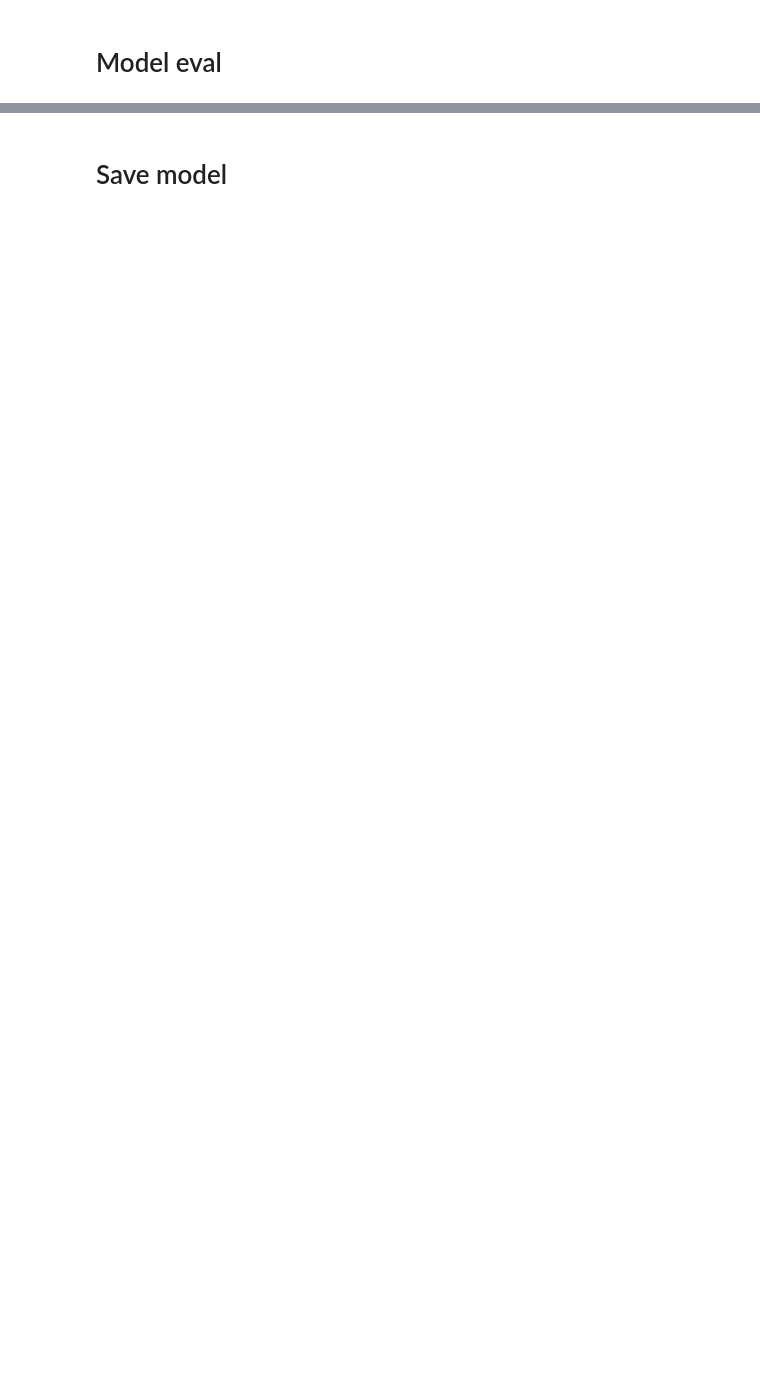
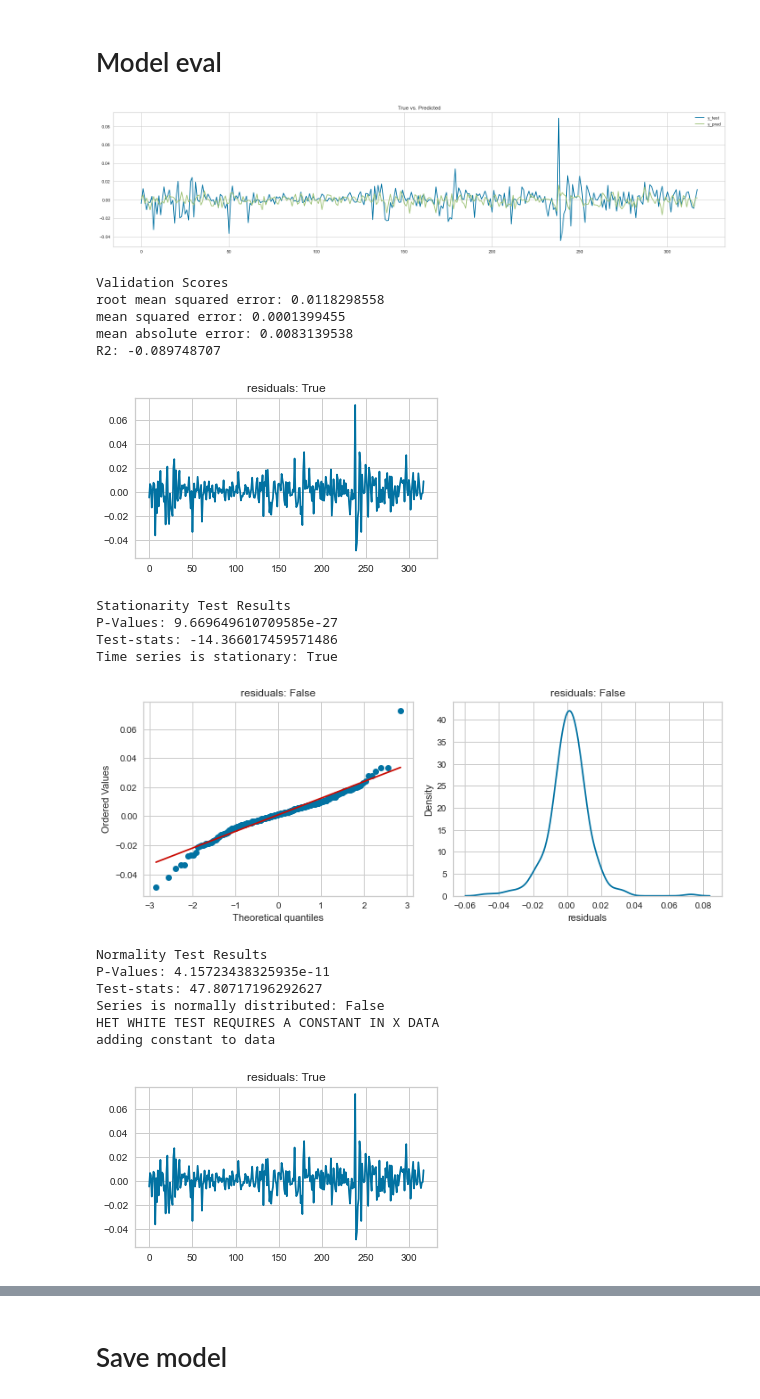
Before and after one commit to lukasgrahl/bachelor, a Jupyter notebook: notebooks/3.2-lgbm_model.ipynb, the cells around one changed output, grey strips where cells are left out. Cells and saved outputs as stored; diff of their text form; code cells hidden in the pictures; blank space fills up the shorter version.

```diff
--- a/notebooks/3.2-lgbm_model.ipynb
+++ b/notebooks/3.2-lgbm_model.ipynb
@@ -255,7 +255,7 @@ data_dict["data_transformation"].update(standard_scaling={"scaled_cols": data_di
 # %%
 tuner_params = {
     'objective': 'regression',
-    'metric': ['rmse'],
+    'metric': ['neg_mean_squared_error', 'l2'],
     'random_state': random_state,
     'categorical_feature': [X_train.columns.get_loc(item) for item in data_dict["model_features"]["categorical"]]
 }
@@ -263,7 +263,7 @@ tuner_params = {
 tuner_train = lightgbm.Dataset(X_train, y_train, categorical_feature=[X_train.columns.get_loc(item) for item in data_dict["model_features"]["categorical"]])
 tuner_eval = lightgbm.Dataset(X_test, y_test, categorical_feature=[X_train.columns.get_loc(item) for item in data_dict["model_features"]["categorical"]], reference=tuner_train)
 tuner_eval_results = {}
-training_time = 60 * 20
+training_time = 60 * 10
 # %%
 %%capture
 my_study = optuna.study.create_study()
@@ -336,27 +367,48 @@ X_test.shape
 # %%
 lgb_eval = ModelValidation(X_train=X_train,
                            y_train=y_train,
                            X_validate=X_test,
                            y_validate=y_test,
                            model=model,
                           print_results=True)
 
 fig_truefit = lgb_eval.get_model_performance()
 stat, norm, hetero = lgb_eval.analyse_resids()
 fig_lcurve = lgb_eval.lgbm_learning_curve(params, lgb_train, lgb_test, "Model Learning Curve", n_splits=10)
 fig_prices = lgb_eval.plot_results_on_price_scale(df_w,
                                                   df_ws,
                                                   sp_true_vals=data_dict["data"]["sp_true_vals"],
                                                   show_pred_only=True)
 
 #update dict
 # residuals
 data_dict["model_metrics"].update(resid_stationarity=stat)
 data_dict["model_metrics"].update(resid_normality=norm)
 data_dict["model_metrics"].update(resid_heterskedasticity=hetero)
 
 # model performance
+data_dict["model_metrics"].update(rmse=lgb_eval.rmse)
 data_dict["model_metrics"].update(mse=lgb_eval.mse)
 data_dict["model_metrics"].update(mae=lgb_eval.mae)
 data_dict["model_metrics"].update(r2=lgb_eval.r2)
 data_dict["model_metrics"].update(residuals=lgb_eval.resid_inv)
+# %% [output]
+[figure, added]
+Validation Scores
+root mean squared error: 0.0118298558
+mean squared error: 0.0001399455
+mean absolute error: 0.0083139538
+R2: -0.089748707
+[figure, added]
+Stationarity Test Results
+P-Values: 9.669649610709585e-27
+Test-stats: -14.366017459571486
+Time series is stationary: True
+[figure, added]
+Normality Test Results
+P-Values: 4.15723438325935e-11
+Test-stats: 47.80717196292627
+Series is normally distributed: False
+HET WHITE TEST REQUIRES A CONSTANT IN X DATA
+adding constant to data
+[figure, added]
```
Also changed, not shown: parts of 18 cells of this notebook, 4 other files.
